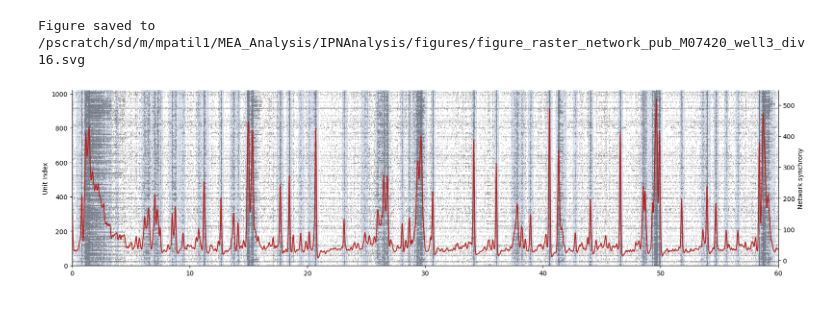
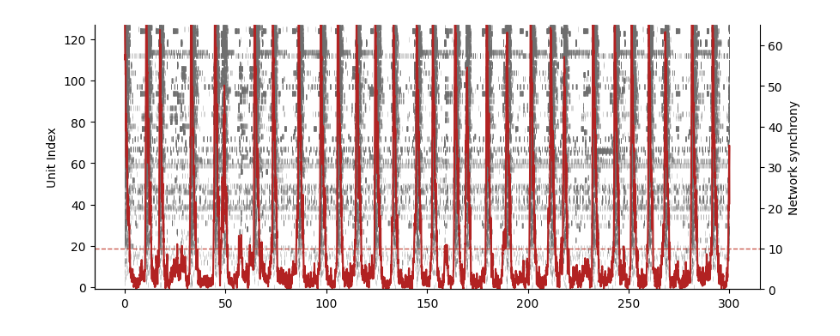
Before and after one commit to roybens/MEA_Analysis, a Jupyter notebook: IPNAnalysis/workbooks/plotRasterandNetwork_pub.ipynb, the cells around one changed output. Drawn from its saved outputs; the diff is of its cells as text; code cells hidden in the pictures; blank space fills up the shorter version.

Commit message:
WIP in plotting workbooks

```diff
--- a/IPNAnalysis/workbooks/plotRasterandNetwork_pub.ipynb
+++ b/IPNAnalysis/workbooks/plotRasterandNetwork_pub.ipynb
@@ -5,53 +7,47 @@ sys.path.append('/pscratch/sd/m/mpatil1/MEA_Analysis/IPNAnalysis/')  # Add paren
 # %%
-import helper_functions
+RESULT_DIR = "/mnt/Vol20tb1/user_workspaces/shruti/MEA_Analysis/MEA_Analysis_V2/MEA_Analysis/AnalyzedData/JGA_CSB3_010825_VD/250127/M08018/Network/000032/well005/"
+
+spiketimes = np.load(f"{RESULT_DIR}/spike_times.npy", allow_pickle=True).item()
+
+with open(f"{RESULT_DIR}/network_results.json", "r") as f:
+    network_data = json.load(f)
-# %%
-spiketimes = np.load("/pscratch/sd/m/mpatil1/MEA_Analysis/AnalyzedData/V1_PYTHON/CDKL5_T1/240531/M07420/Network/000052/well002/spike_times.npy", allow_pickle=True).item()
-# %%
-import json
-
-with open("/pscratch/sd/m/mpatil1/MEA_Analysis/AnalyzedData/V1_PYTHON/CDKL5_T1/240531/M07420/Network/000052/well002/network_results.json", "r") as f:
-    network_data = json.load(f)
 # %%
 import matplotlib.pyplot as plt
 
-fig, ax = plt.subplots(figsize=(20, 5))
+
+fig, ax = plt.subplots(figsize=(10, 4))
 ax_raster = ax
 ax_network = ax.twinx()
+#sort spiketimes by firing rate (len /time)
+#maximum time in spiketimes.values() is 300
+spike_counts = {unit: len(times) for unit, times in spiketimes.items()}
+sorted_units = sorted(spike_counts, key=spike_counts.get)
+#sorted_channels = sorted(spiketimes.keys(), key=lambda ch: len(spiketimes[ch]))
 # Raster (left axis)
 helper_functions.plot_clean_raster(
     ax_raster,
     spiketimes,
-    color='gray',
-    markersize=2,
+    sorted_units=sorted_units,
+    color='#6E6E6E',
+    markersize=4,
     markeredgewidth=0.5,
-    alpha=0.9
+    alpha=0.4
 )
 
 # Network (right axis)
 helper_functions.plot_clean_network(
     ax_network,
 
     network_data["plot_data"]["t"],
     network_data["plot_data"]["signal"],
+    threshold=network_data["plot_data"]["threshold"],
     color="#B22222"
 
 )
 ax.spines["right"].set_visible(True)
-ax.set_xlim(0, 60)
+#ax.set_xlim(0, 60)
+ax_network.set_ylim(0,65)
 
-nb_events = network_data["network_bursts"]["events"]
-burst_intervals = [
-    (ev["start"], ev["end"]) for ev in nb_events
-]
-for start, end in burst_intervals:
-    ax_network.axvspan(start, end, color='#4C72B0', alpha=0.18)
-save_path = "/pscratch/sd/m/mpatil1/MEA_Analysis/IPNAnalysis/figures/figure_raster_network_pub_M07420_well3_div16.svg"
-dir = "/pscratch/sd/m/mpatil1/MEA_Analysis/IPNAnalysis/figures/"
-import os
-if not os.path.exists(dir):
-    os.makedirs(dir)
-fig.savefig(save_path, dpi=300, bbox_inches='tight', format='svg')
-print(f"Figure saved to {save_path}")
+fig.savefig(f"{RESULT_DIR}/M08018_well005_Healthy_mergedraster", dpi=300, bbox_inches='tight', format='svg')
 # %% [output]
-Figure saved to /pscratch/sd/m/mpatil1/MEA_Analysis/IPNAnalysis/figures/figure_raster_network_pub_M07420_well3_div16.svg
-[figure, old version]
+[figure, new version]
```
Also changed, not shown: parts of 8 cells of this notebook, 4 other files.
